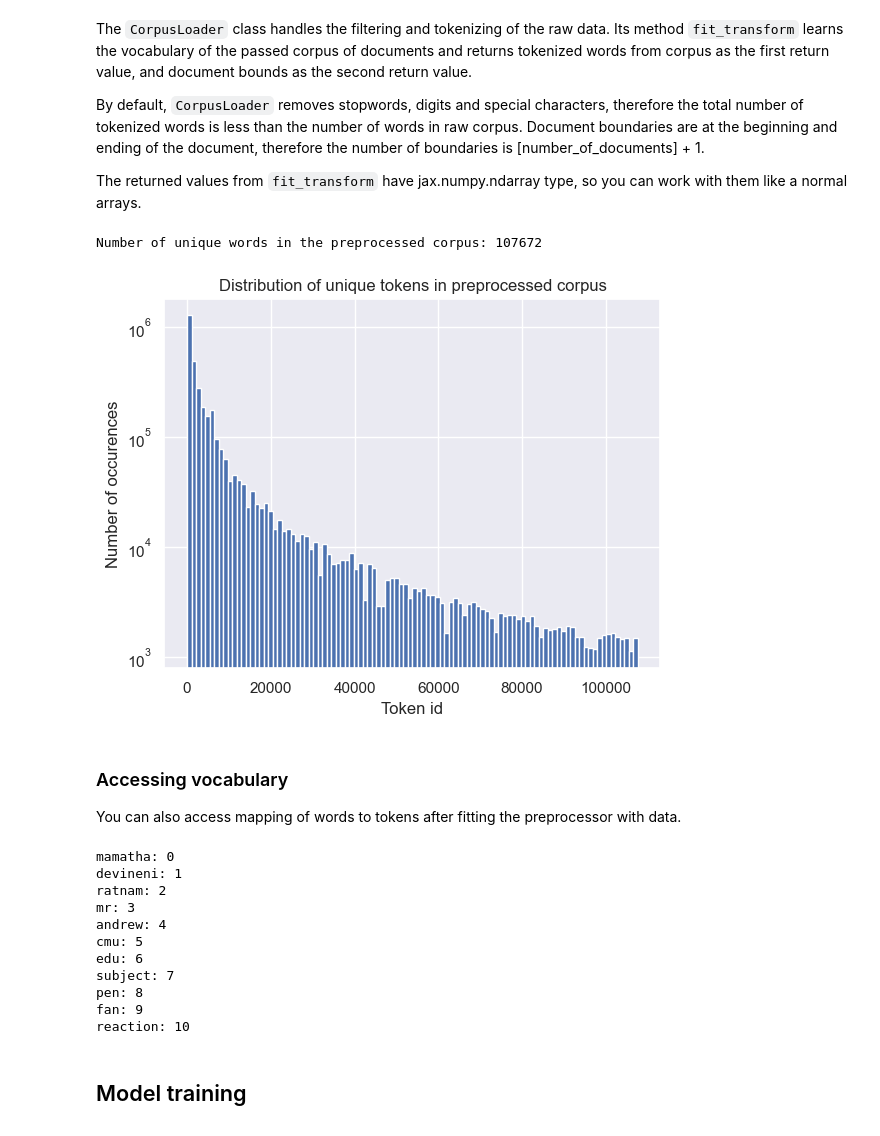
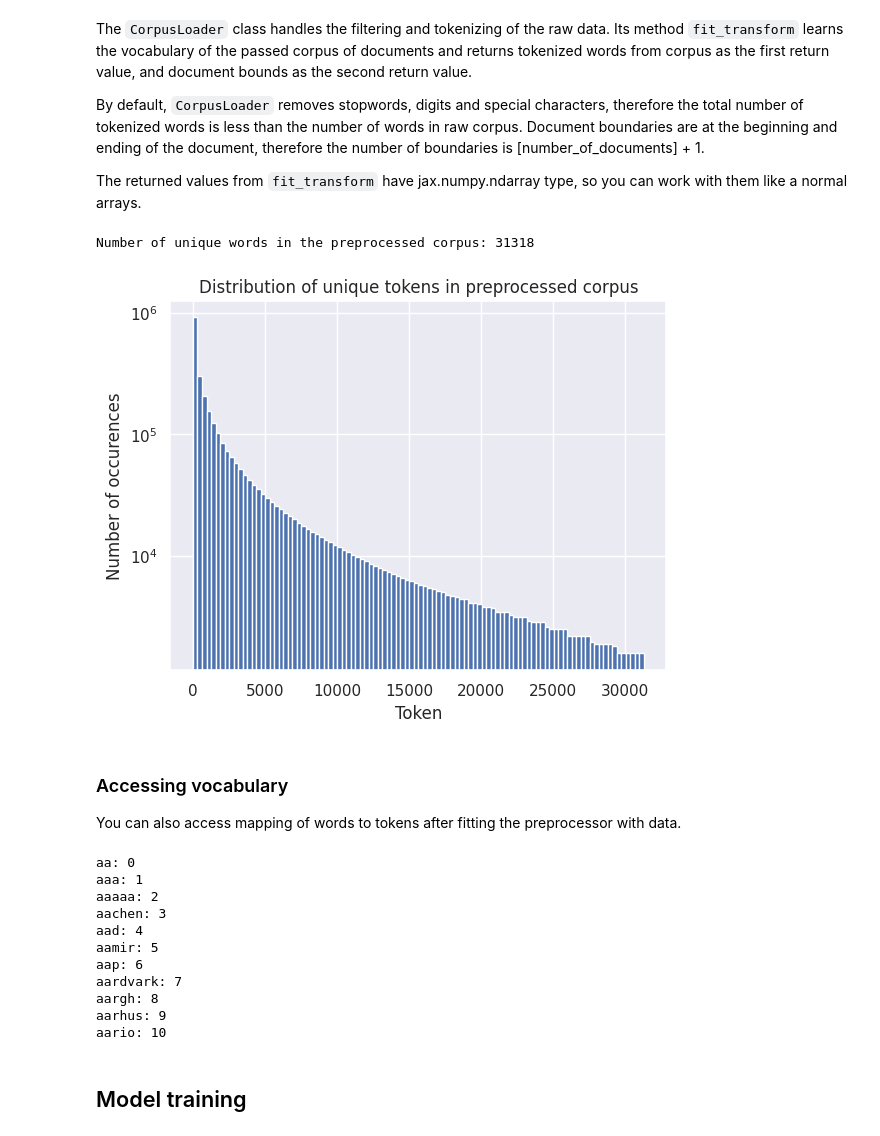
Before and after one commit to revit3d/topic-modelling-attention, a Jupyter notebook: examples/quickstart.ipynb, the cells around one changed output. Drawn from its saved outputs; the diff is of its cells as text; code cells hidden in the pictures.

```diff
--- a/examples/quickstart.ipynb
+++ b/examples/quickstart.ipynb
@@ -22,7 +23,7 @@ print(f'Total number of words in corpus: {sum([len(doc.split(' ')) for doc in da
 Total number of documents in corpus: 18846
 Total number of words in corpus: 5937230
 # %%
-preprocessor = CorpusLoader()
+preprocessor = CorpusLoader(min_df=5, max_df=0.5)
 tokenized_data, document_bounds = preprocessor.fit_transform(data)
 print(f'Total number of document boundaries in preprocessed corpus: {len(document_bounds)}')
 print(f'Total number of tokenized words in preprocessed corpus: {len(tokenized_data)}')
@@ -36,21 +46,32 @@ By default, `CorpusLoader` removes stopwords, digits and special characters, the
 
 The returned values from `fit_transform` have jax.numpy.ndarray type, so you can work with them like a normal arrays.
 # %%
-print(f'Number of unique words in the preprocessed corpus: {jnp.max(tokenized_data)}')
+print(
+    'Number of unique words in the preprocessed corpus:',
+    len(preprocessor.vocabulary)
+)
 # %% [output]
-Number of unique words in the preprocessed corpus: 107672
+Number of unique words in the preprocessed corpus: 31318
 # %%
 sns.set_theme()
 
-plt.hist(tokenized_data, bins=100)
+counts = jnp.bincount(tokenized_data).sort(descending=True)
+counts = np.asarray(counts)
 
-plt.xlabel('Token id')
+n_bins = 100
+edges = np.linspace(0, len(counts), n_bins + 1, dtype=int)
+rebinned = np.add.reduceat(counts, edges[:-1])
+centers = (edges[:-1] + edges[1:]) / 2
+
+plt.bar(centers, rebinned, width=np.diff(edges))
+
+plt.xlabel('Token')
 plt.ylabel('Number of occurences')
 plt.title('Distribution of unique tokens in preprocessed corpus')
 plt.yscale('log')
 plt.show()
 # %% [output]
-[figure, old version]
+[figure, new version]
 # %% [markdown]
 ### Accessing vocabulary
 
@@ -63,17 +84,17 @@ for i, (word, token) in enumerate(vocabulary.items()):
     if i == 10:
         break
 # %% [output]
-mamatha: 0
-devineni: 1
-ratnam: 2
-mr: 3
-andrew: 4
-cmu: 5
-edu: 6
-subject: 7
-pen: 8
-fan: 9
-reaction: 10
+aa: 0
+aaa: 1
+aaaaa: 2
+aachen: 3
+aad: 4
+aamir: 5
+aap: 6
+aardvark: 7
+aargh: 8
+aarhus: 9
+aario: 10
 # %% [markdown]
 ## Model training
 # %% [markdown]
```
Also changed, not shown: parts of 9 cells of this notebook, 1 other file.
